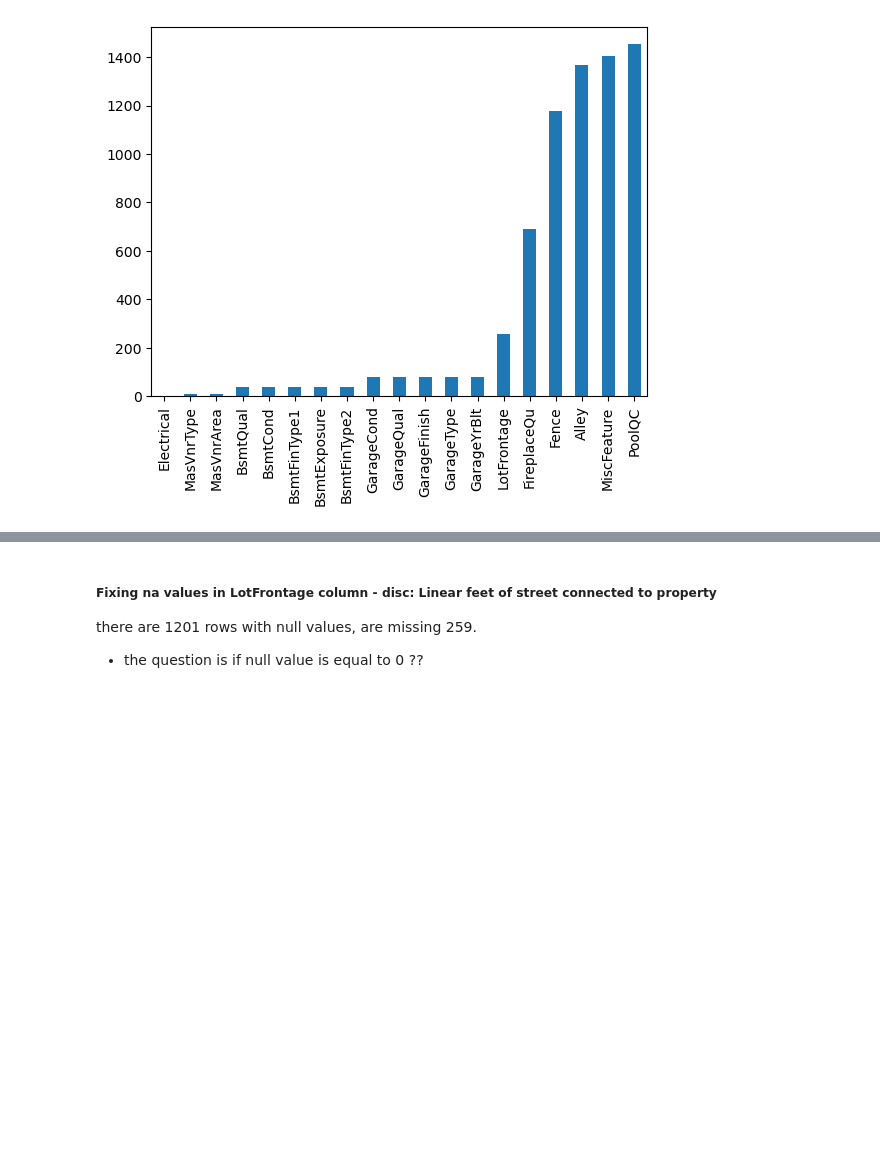
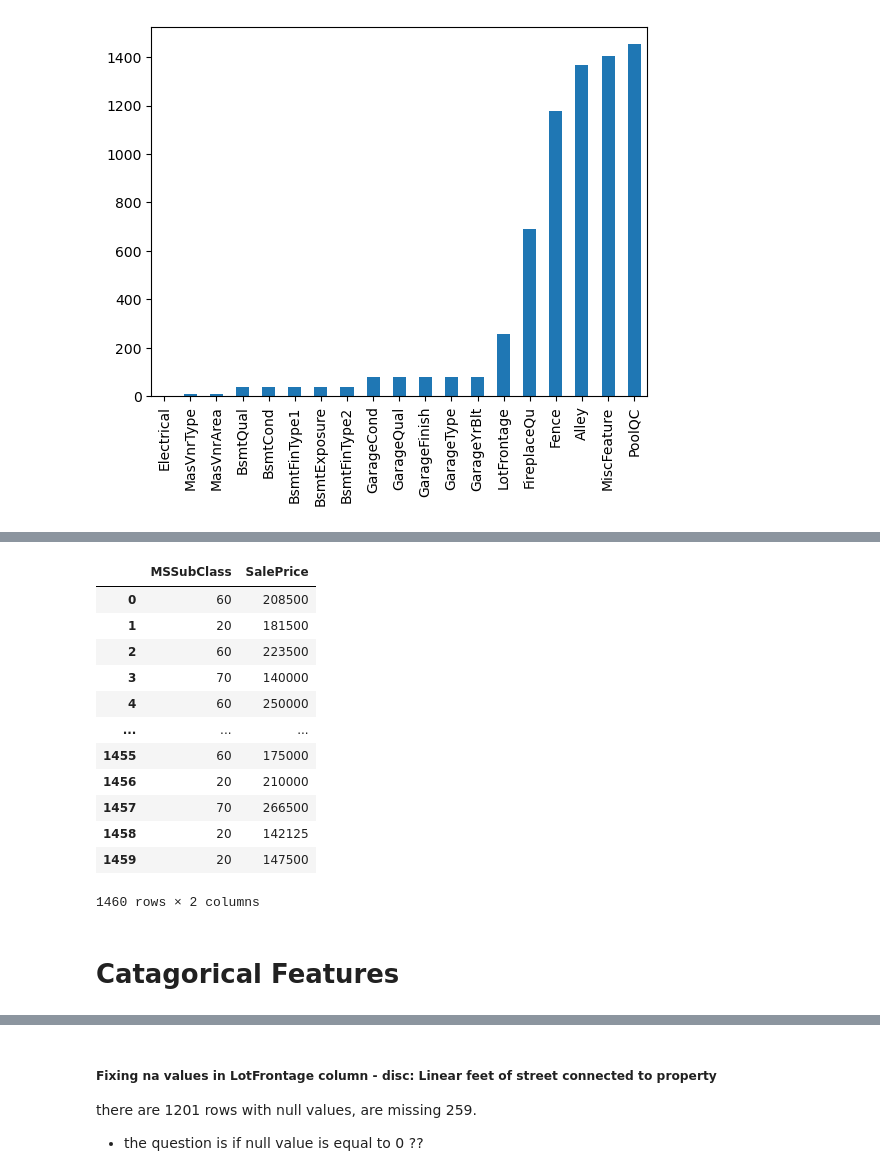
Before and after one commit to DorGetter/kaggle_competition_house_pricing, a Jupyter notebook: eda.ipynb, the cells around one changed output, grey strips where cells are left out. Saved outputs shown, nothing was run; the diff lists cells and outputs as text; code cells hidden in the pictures; blank space fills up the shorter version.

```diff
--- a/eda.ipynb
+++ b/eda.ipynb
@@ -158,0 +150,20 @@ dtype: int64
+# %%
+import seaborn as sns
+temo = data_numerical[['MSSubClass', "SalePrice"]]
+temo
+# %% [output]
+|  | MSSubClass | SalePrice |
+| 0 | 60 | 208500 |
+| 1 | 20 | 181500 |
+| 2 | 60 | 223500 |
+| 3 | 70 | 140000 |
+| 4 | 60 | 250000 |
+| ... | ... | ... |
+| 1455 | 60 | 175000 |
+| 1456 | 20 | 210000 |
+| 1457 | 70 | 266500 |
+| 1458 | 20 | 142125 |
+| 1459 | 20 | 147500 |
+1460 rows × 2 columns
+# %% [markdown]
+# Catagorical Features
```
Also changed, not shown: parts of 19 cells of this notebook.
